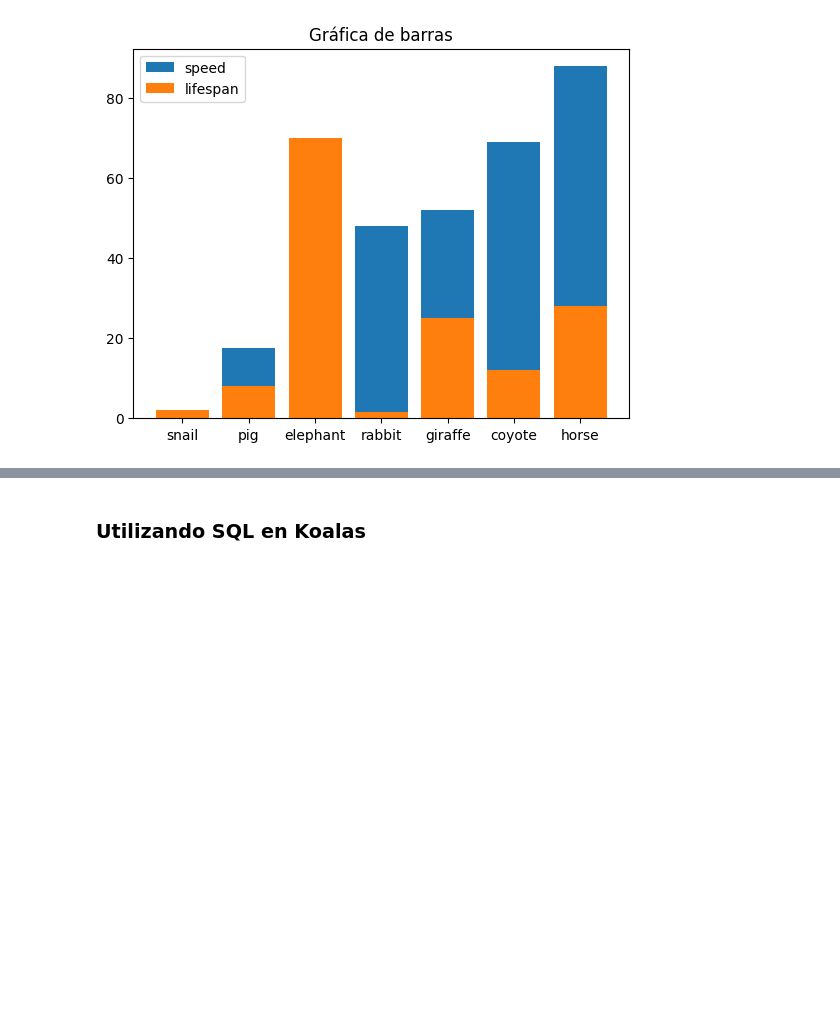
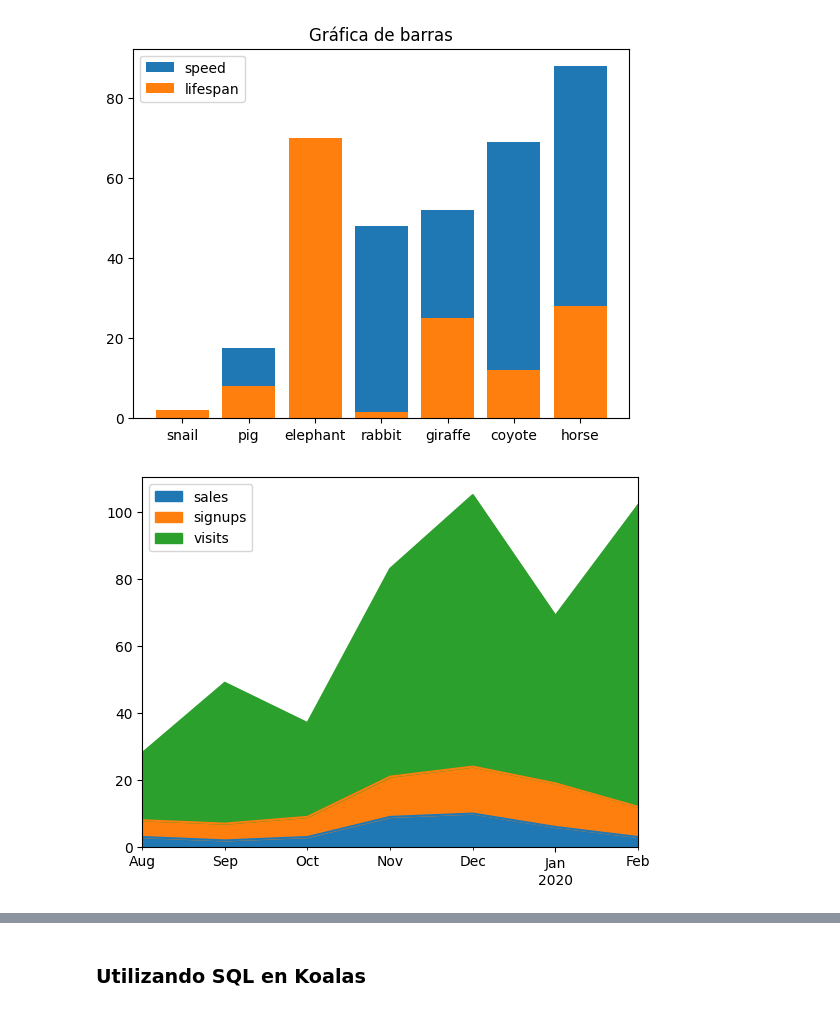
Before and after one commit to Heyder07/BigData_scripts, a Jupyter notebook: 7. Ejercicio práctico_Koalas.ipynb, the cells around one changed output, grey strips where cells are left out. Saved outputs shown, nothing was run; the diff lists cells and outputs as text; code cells hidden in the pictures; blank space fills up the shorter version.

```diff
--- a/7. Ejercicio práctico_Koalas.ipynb
+++ b/7. Ejercicio práctico_Koalas.ipynb
@@ -188,11 +186,13 @@ plt.show()
 # %% [output]
 [figure]
 # %%
-kdf = ks.DataFrame({
+kdf = pd.DataFrame({
     'sales': [3, 2, 3, 9, 10, 6, 3],
     'signups': [5, 5, 6, 12, 14, 13, 9],
     'visits': [20, 42, 28, 62, 81, 50, 90],
-}, index=pd.date_range(start='2019/08/15', end='2020/03/09',
-                       freq='M'))
+}, index=pd.date_range(start='2019/08/15', end='2020/03/09', freq='M'))
 
 ## Genera un grafico de areas con kdf y matplotlib
+ax = kdf.plot.area()
+# %% [output]
+[figure, added]
```
Also changed, not shown: parts of 17 cells of this notebook.
